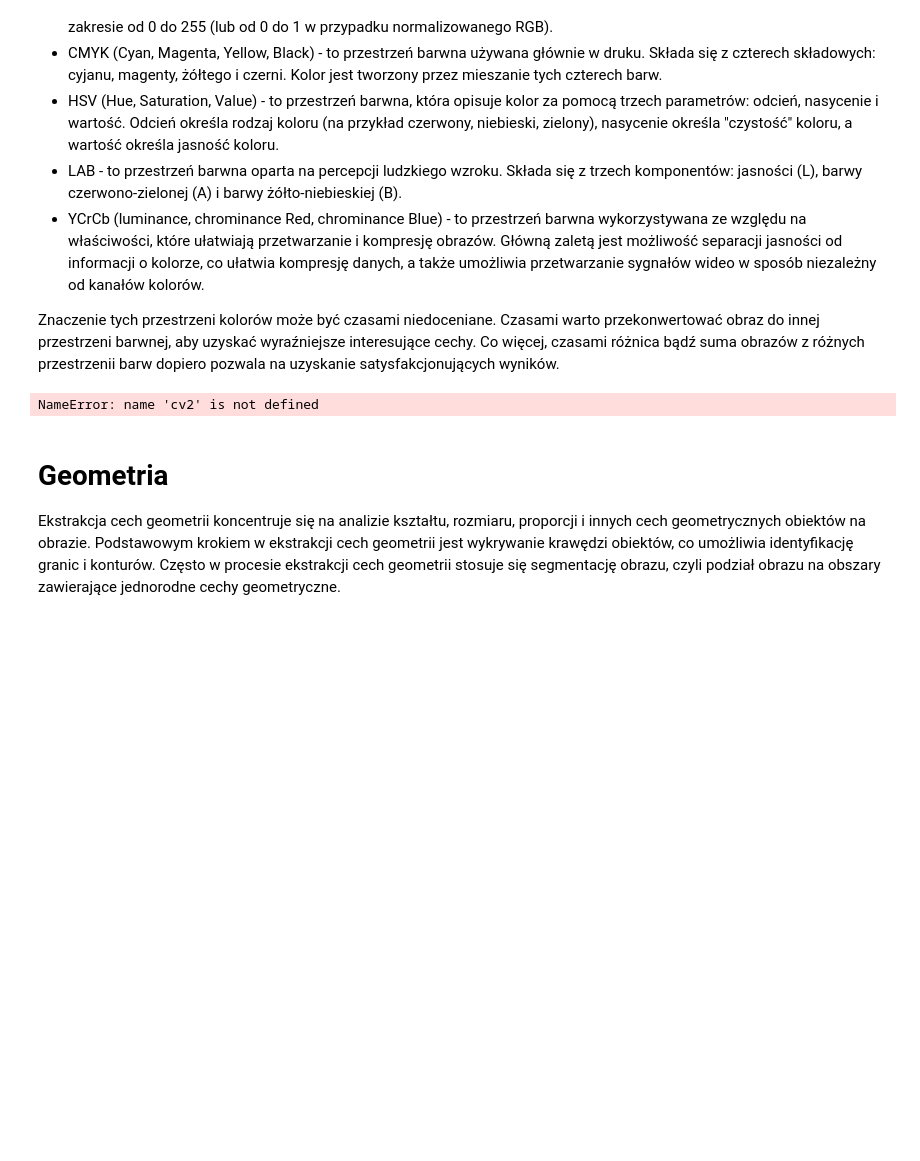
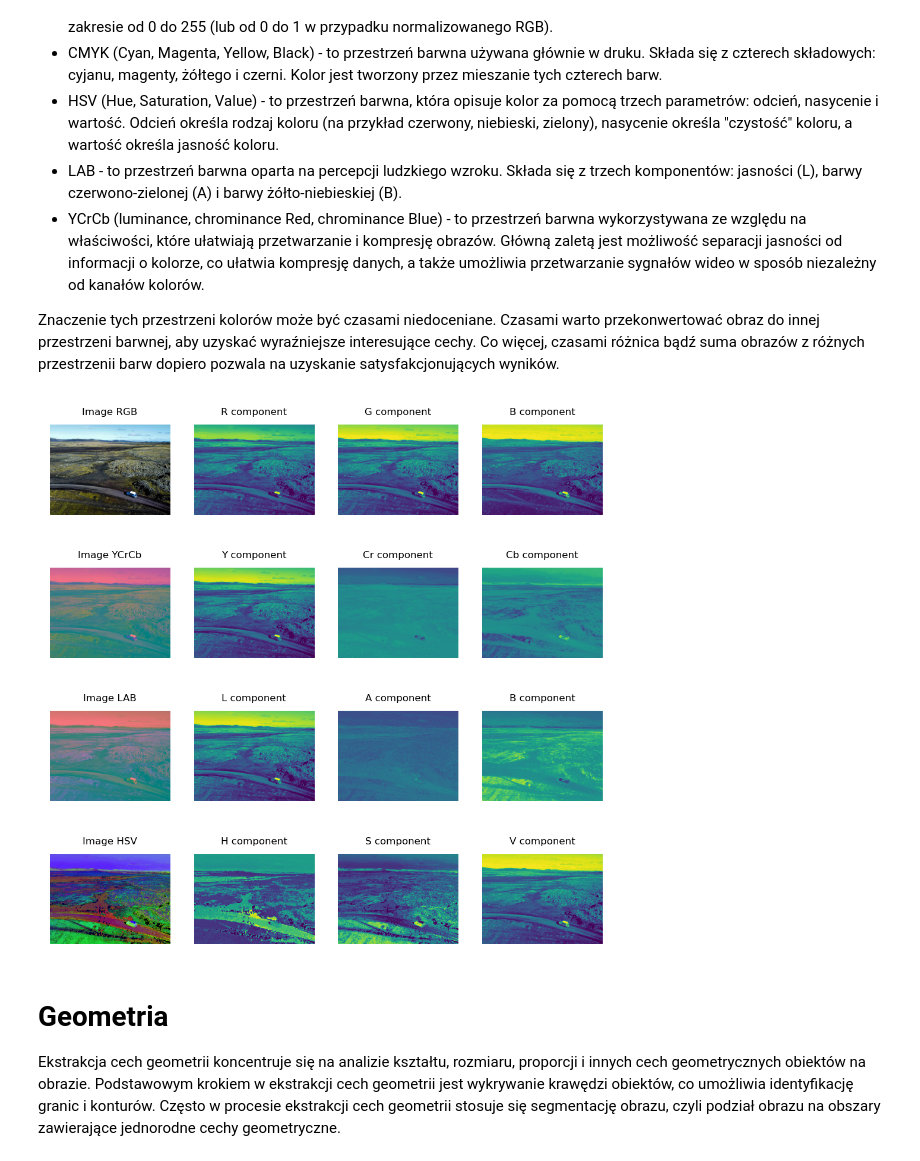
Before and after one commit to aflorkowska/Image-Processing, a Jupyter notebook: PL/10_Ekstrakcja cech z obrazu.ipynb, the cells around one changed output. Cells and saved outputs as stored; diff of their text form; code cells hidden in the pictures; blank space fills up the shorter version.

Commit message:
color spaces 2

```diff
--- a/PL/10_Ekstrakcja cech z obrazu.ipynb
+++ b/PL/10_Ekstrakcja cech z obrazu.ipynb
@@ -79,12 +84,36 @@ Najczęściej używanymi przestrzeniami barw są:
 - YCrCb (luminance, chrominance Red, chrominance Blue) - to przestrzeń barwna wykorzystywana ze względu na właściwości, które ułatwiają przetwarzanie i kompresję obrazów. Główną zaletą jest możliwość separacji jasności od informacji o kolorze, co ułatwia kompresję danych, a także umożliwia przetwarzanie sygnałów wideo w sposób niezależny od kanałów kolorów.
 
 Znaczenie tych przestrzeni kolorów może być czasami niedoceniane. Czasami warto przekonwertować obraz do innej przestrzeni barwnej, aby uzyskać wyraźniejsze interesujące cechy. Co więcej, czasami różnica bądź suma obrazów z różnych przestrzenii barw dopiero pozwala na uzyskanie satysfakcjonujących wyników.
-# %%
-ycrcb_image = cv2.cvtColor(image, cv2.COLOR_BGR2YCrCb)
-lab_image = cv2.cvtColor(image, cv2.COLOR_BGR2LAB)
-hsv_image = cv2.cvtColor(image, cv2.COLOR_BGR2HSV)
-# %% [output]
-NameError: name 'cv2' is not defined
+# %%
+ycrcb_image = cv2.cvtColor(image, cv2.COLOR_RGB2YCrCb)
+lab_image = cv2.cvtColor(image, cv2.COLOR_RGB2LAB)
+hsv_image = cv2.cvtColor(image, cv2.COLOR_RGB2HSV)
+
+titles = [["Image RGB", "R component", "G component", "B component"],
+          ["Image YCrCb", "Y component", "Cr component", "Cb component"],
+          ["Image LAB", "L component", "A component", "B component"],
+          ["Image HSV", "H component", "S component", "V component"]]
+
+images = [image, ycrcb_image, lab_image, hsv_image]
+channelNumber = 4
+index = 1
+
+
+plt.figure(figsize=(6, 6), dpi=200)
+for number in range(len(images)):
+    for channel in range(channelNumber):
+        plt.subplot(4, 4, index)
+        img = images[number]
+        if channel == 0:
+            plt.imshow(img)
+        else:
+            plt.imshow(img[:,:,channel - 1])
+        plt.title(titles[number][channel], fontsize=6)
+        plt.axis('off')
+        index +=1
+plt.show()
+# %% [output]
+[figure, added]
 # %% [markdown]
 # Geometria
 Ekstrakcja cech geometrii koncentruje się na analizie kształtu, rozmiaru, proporcji i innych cech geometrycznych obiektów na obrazie. Podstawowym krokiem w ekstrakcji cech geometrii jest wykrywanie krawędzi obiektów, co umożliwia identyfikację granic i konturów. Często w procesie ekstrakcji cech geometrii stosuje się segmentację obrazu, czyli podział obrazu na obszary zawierające jednorodne cechy geometryczne.
```
Also changed, not shown: parts of 2 cells of this notebook.
